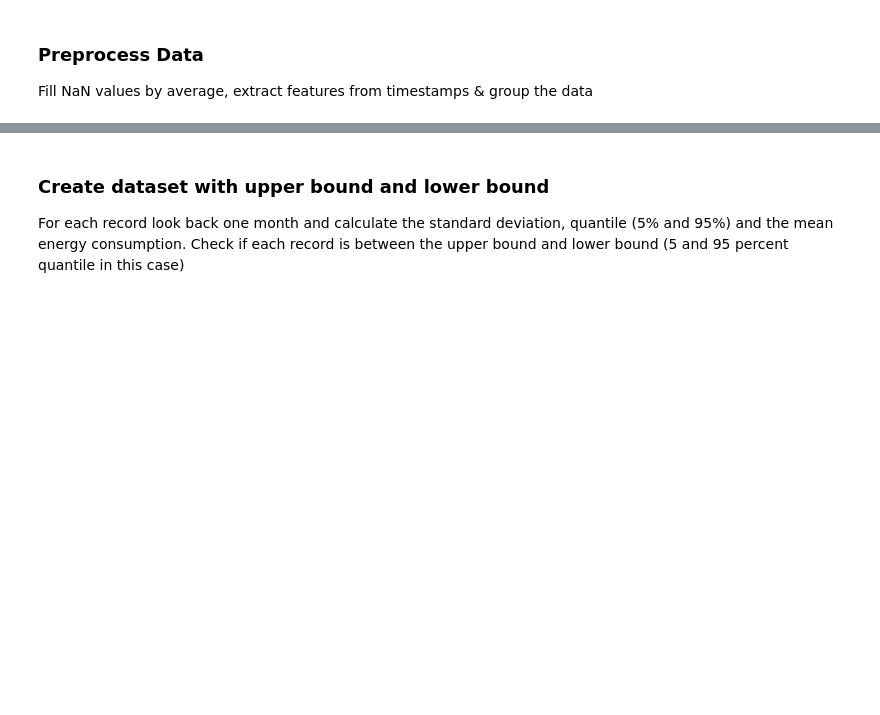
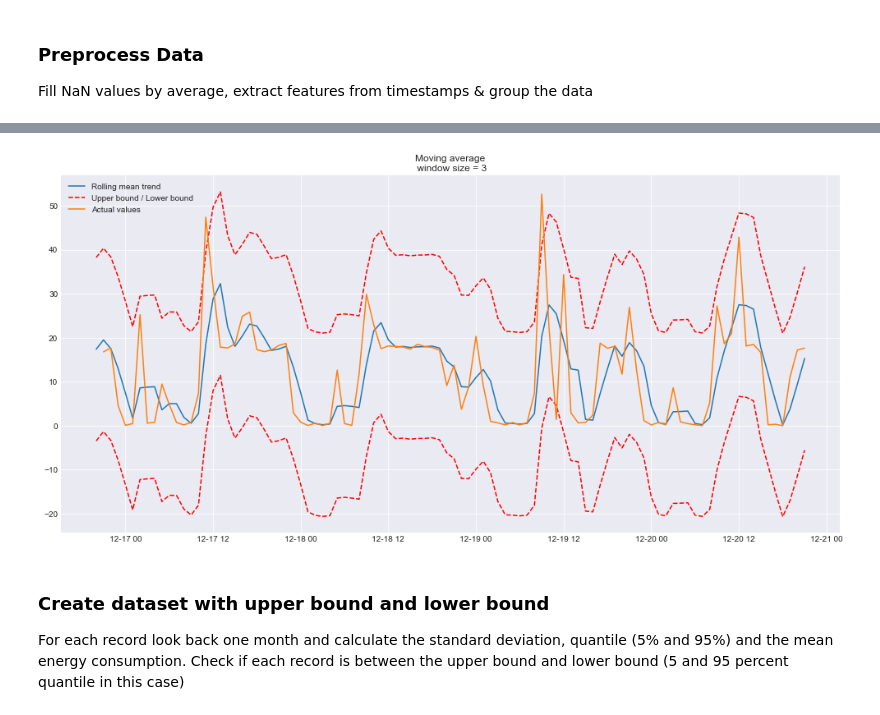
Before and after one commit to Gci04/Household-Power-Consumption, a Jupyter notebook: src/Household_Power_Prediction.ipynb, the cells around one changed output, grey strips where cells are left out. Saved outputs shown, nothing was run; the diff lists cells and outputs as text; code cells hidden in the pictures; blank space fills up the shorter version.

Commit message:
requirements & README edit, Moving averages

```diff
--- a/src/Household_Power_Prediction.ipynb
+++ b/src/Household_Power_Prediction.ipynb
@@ -100,3 +116,33 @@ data.head()
+# %%
+from sklearn.metrics import mean_absolute_error
+def plot_moving_averages(df,window,plot_intervals=False, scale=1.96):
+
+    assert(isinstance(df, pd.DataFrame) or isinstance(df, pd.Series) == True ), "Input data should be a pandas Dataframe or Series"
+    # if not isinstance(df, pd.DataFrame) : print("Input data should be a pandas Dataframe or Series")
+    rolling_mean = df.rolling(window).mean()
+#     rolling_mean = df
+
+
+    plt.figure(figsize=(17,8))
+    plt.title('Moving average\n window size = {}'.format(window))
+    plt.plot(rolling_mean,label='Rolling mean trend')
+    #Plot confidence intervals for smoothed values
+    if plot_intervals :
+        mae = mean_absolute_error(df[window:], rolling_mean[window:])
+        deviation = np.std(df[window:] - rolling_mean[window:])
+        lower_bound = rolling_mean - (mae + scale * deviation)
+        upper_bound = rolling_mean + (mae + scale * deviation)
+        plt.plot(upper_bound, 'r--', label='Upper bound / Lower bound')
+        plt.plot(lower_bound, 'r--')
+
+    plt.plot(df[window:], label='Actual values')
+    plt.legend(loc='best')
+    plt.show()
+# %%
+plot_moving_averages(data.consumption[:100],window=3
+                     ,plot_intervals=True)
+# %% [output]
+[figure, added]
 # %% [markdown]
 ### Create dataset with upper bound and lower bound
 For each record look back one month and calculate the standard deviation, quantile (5% and 95%) and the mean energy consumption. Check if each record is between the upper bound and lower bound (5 and 95 percent quantile in this case)
```
Also changed, not shown: parts of 9 cells of this notebook, 2 other files.
